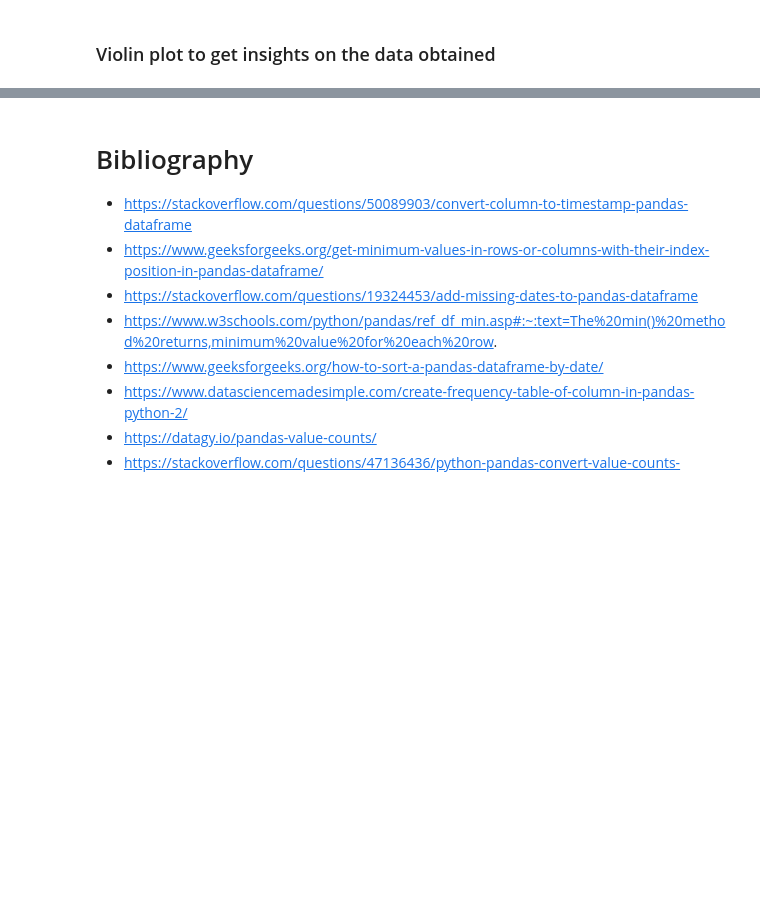
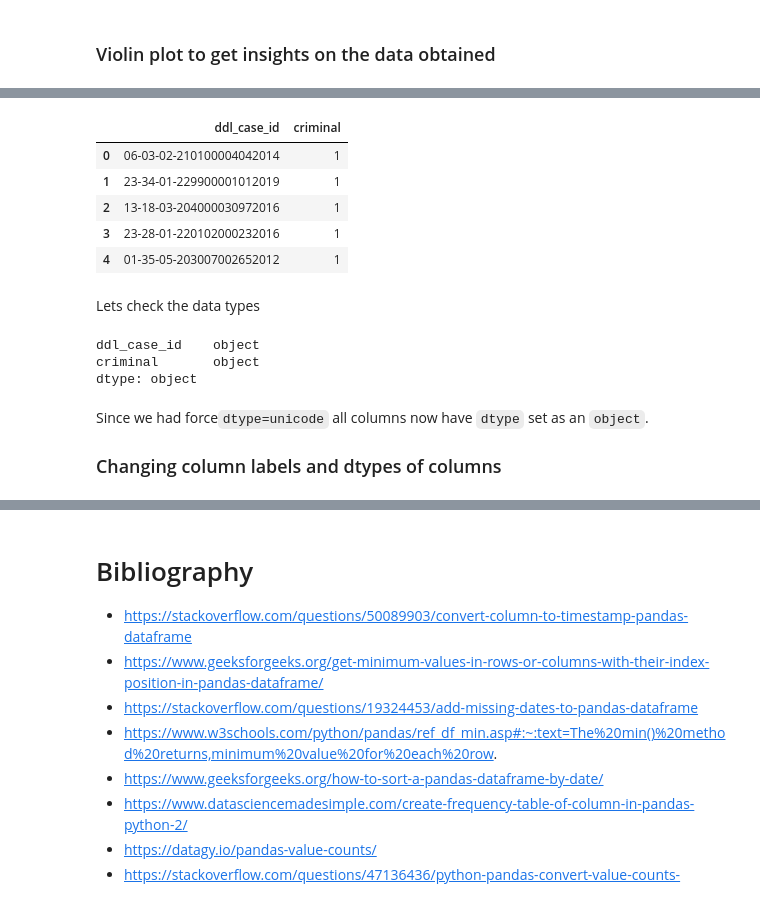
Before and after one commit to ujjwal-shekhar/Indian-Judicial-System-PreCog, a Jupyter notebook: data-visualizer-precog.ipynb, the cells around one changed output, grey strips where cells are left out. Drawn from its saved outputs; the diff is of its cells as text; code cells hidden in the pictures; blank space fills up the shorter version.

```diff
--- a/data-visualizer-precog.ipynb
+++ b/data-visualizer-precog.ipynb
@@ -403,0 +505,22 @@ plt.plot()
+# %%
+df = pd.read_csv(ACTS_SECTIONS_CSV, dtype='unicode', usecols=['ddl_case_id', 'criminal'])
+df.head()
+# %% [output]
+|  | ddl_case_id | criminal |
+| 0 | 06-03-02-210100004042014 | 1 |
+| 1 | 23-34-01-229900001012019 | 1 |
+| 2 | 13-18-03-204000030972016 | 1 |
+| 3 | 23-28-01-220102000232016 | 1 |
+| 4 | 01-35-05-203007002652012 | 1 |
+# %% [markdown]
+Lets check the data types
+# %%
+df.dtypes
+# %% [output]
+ddl_case_id    object
+criminal       object
+dtype: object
+# %% [markdown]
+Since we had force`dtype=unicode` all columns now have `dtype` set as an `object`.
+
+### Changing column labels and dtypes of columns
```
Also changed, not shown: parts of 22 cells of this notebook.
